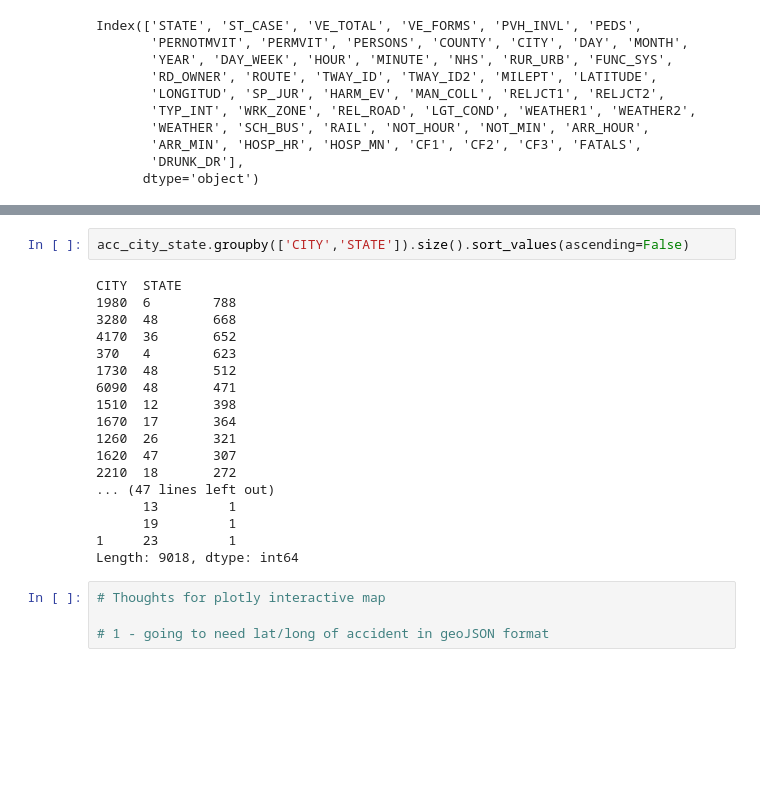
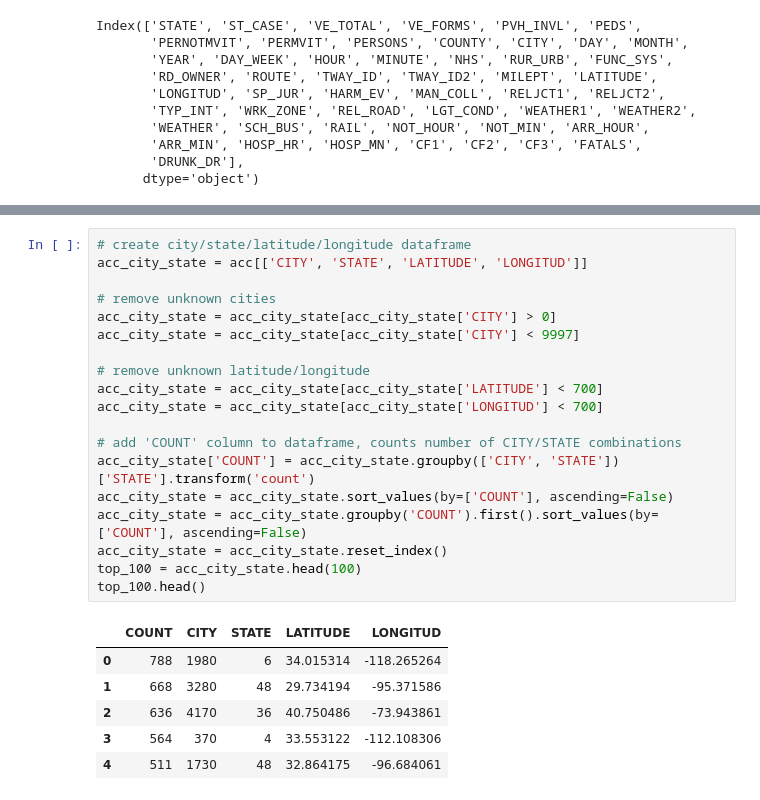
Before and after one commit to Build-Week-Safe-Routes-2/DS_Safe-Routes, a Jupyter notebook: visualizations/visualizations.ipynb, the cells around one changed output, grey strips where cells are left out. Cells and saved outputs as stored; diff of their text form; blank space fills up the shorter version.

```diff
--- a/visualizations/visualizations.ipynb
+++ b/visualizations/visualizations.ipynb
@@ -73,24 +34,26 @@ Name: CITY, dtype: int64
-# %%
-acc_city_state.groupby(['CITY','STATE']).size().sort_values(ascending=False)
-# %% [output]
-CITY  STATE
-1980  6        788
-3280  48       668
-4170  36       652
-370   4        623
-1730  48       512
-6090  48       471
-1510  12       398
-1670  17       364
-1260  26       321
-1620  47       307
-2210  18       272
-... (47 lines left out)
-      13         1
-      19         1
-1     23         1
-Length: 9018, dtype: int64
-# %%
-# Thoughts for plotly interactive map
-
-# 1 - going to need lat/long of accident in geoJSON format
+# %%
+# create city/state/latitude/longitude dataframe
+acc_city_state = acc[['CITY', 'STATE', 'LATITUDE', 'LONGITUD']]
+
+# remove unknown cities
+acc_city_state = acc_city_state[acc_city_state['CITY'] > 0]
+acc_city_state = acc_city_state[acc_city_state['CITY'] < 9997]
+
+# remove unknown latitude/longitude
+acc_city_state = acc_city_state[acc_city_state['LATITUDE'] < 700]
+acc_city_state = acc_city_state[acc_city_state['LONGITUD'] < 700]
+
+# add 'COUNT' column to dataframe, counts number of CITY/STATE combinations
+acc_city_state['COUNT'] = acc_city_state.groupby(['CITY', 'STATE'])['STATE'].transform('count')
+acc_city_state = acc_city_state.sort_values(by=['COUNT'], ascending=False)
+acc_city_state = acc_city_state.groupby('COUNT').first().sort_values(by=['COUNT'], ascending=False)
+acc_city_state = acc_city_state.reset_index()
+top_100 = acc_city_state.head(100)
+top_100.head()
+# %% [output]
+|  | COUNT | CITY | STATE | LATITUDE | LONGITUD |
+| 0 | 788 | 1980 | 6 | 34.015314 | -118.265264 |
+| 1 | 668 | 3280 | 48 | 29.734194 | -95.371586 |
+| 2 | 636 | 4170 | 36 | 40.750486 | -73.943861 |
+| 3 | 564 | 370 | 4 | 33.553122 | -112.108306 |
+| 4 | 511 | 1730 | 48 | 32.864175 | -96.684061 |
```
Also changed, not shown: parts of 6 cells of this notebook, 3 other files.
